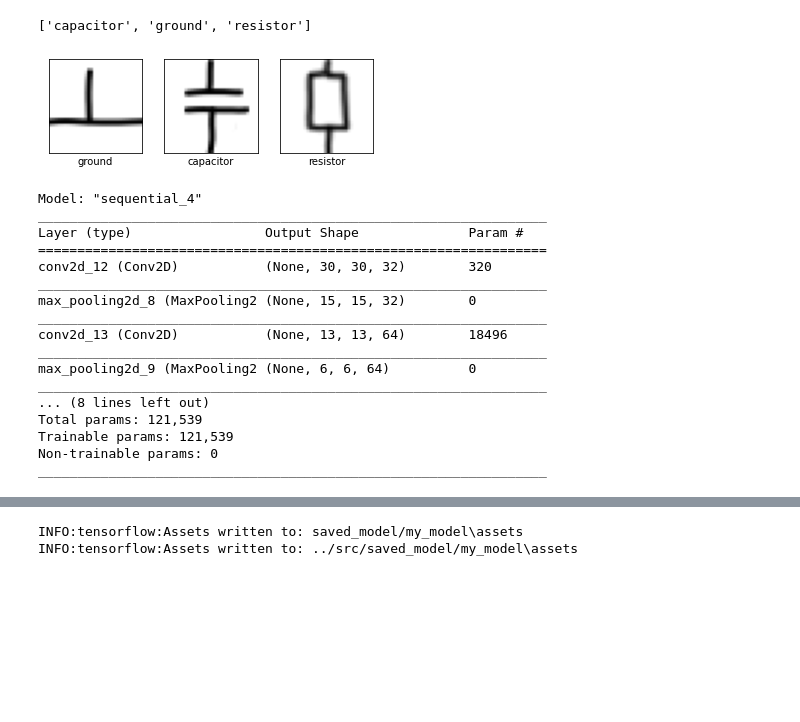
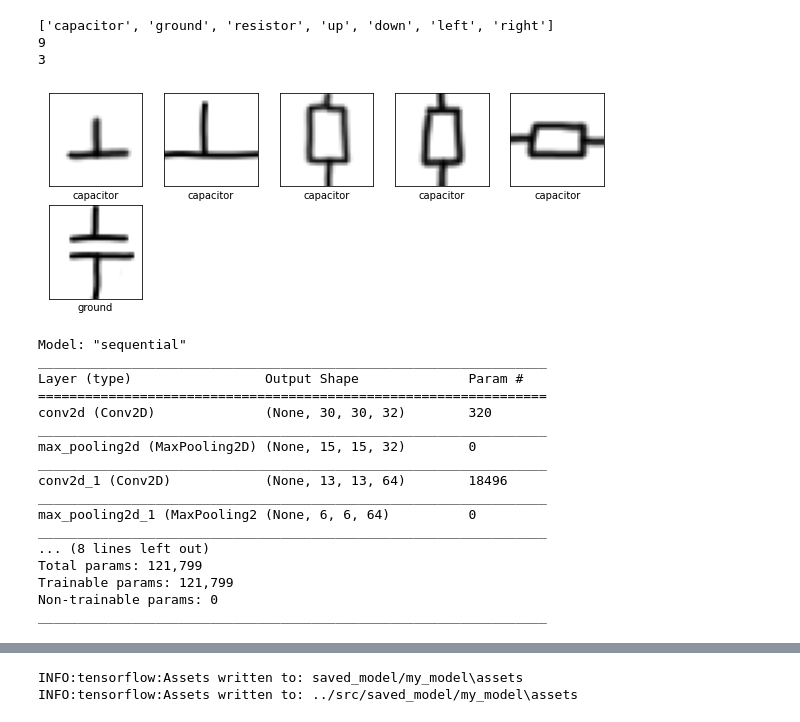
Before and after one commit to Chris022/smarter-circuits, a Jupyter notebook: dev/componentRecognition.ipynb, the cells around one changed output, grey strips where cells are left out. Drawn from its saved outputs; the diff is of its cells as text; code cells hidden in the pictures; blank space fills up the shorter version.

```diff
--- a/dev/componentRecognition.ipynb
+++ b/dev/componentRecognition.ipynb
@@ -20,21 +20,35 @@ def convertImg(image, size=(32,32)):
     return converted
 # %%
 # trainImages / Images
-ratio = 0.8
+ratio = 0.7
 train_data = []
 test_data = []
 
 class_names = os.listdir('./trainData')
-print(class_names)
 
 for class_name in class_names:
     data = os.listdir('./trainData/{class_name}'.format(class_name=class_name))
     for i in range(0, len(data)):
         image = convertImg(utils.loadImage(path='./trainData/{class_name}'.format(class_name=class_name), name=data[i], resize=(32,32)))
+
+        label = [0 for i in range(0,len(class_names) + 4)]
+        if 'u' in data[i]:
+            label[len(label)-4] = 1
+        if 'd' in data[i]:
+            label[len(label)-3] = 1
+        if 'l' in data[i]:
+            label[len(label)-2] = 1
+        if 'r' in data[i]:
+            label[len(label)-1] = 1
+        label[class_names.index(class_name)] = 1
+
         if(i/len(data) < ratio):
-            train_data.append((image,class_names.index(class_name)))
+            train_data.append((image,label))
         else:
-            test_data.append((image,class_names.index(class_name)))
+            test_data.append((image,label))
+
+class_names += ['up', 'down', 'left', 'right']
+print(class_names)
 
 random.shuffle(train_data)
 random.shuffle(test_data)
@@ -46,32 +60,38 @@ test_labels = []
 
 for data in train_data:
     train_images.append(data[0])
-    train_labels.append([data[1]])
+    train_labels.append(data[1])
 
 for data in test_data:
     test_images.append(data[0])
-    test_labels.append([data[1]])
+    test_labels.append(data[1])
+
 
 train_images = np.asarray(train_images)
 train_labels = np.asarray(train_labels)
 test_images = np.asarray(test_images)
 test_labels = np.asarray(test_labels)
+
+print(len(train_images))
+print(len(test_images))
 # %% [output]
-['capacitor', 'ground', 'resistor']
+['capacitor', 'ground', 'resistor', 'up', 'down', 'left', 'right']
+9
+3
 # %%
 plt.figure(figsize=(10,10))
-for i in range(3):
+for i in range(6):
     plt.subplot(5,5,i+1)
     plt.xticks([])
     plt.yticks([])
     plt.grid(False)
     plt.imshow(train_images[i], cmap='gray')
     # The CIFAR labels happen to be arrays,
     # which is why you need the extra index
     plt.xlabel(class_names[train_labels[i][0]])
 plt.show()
 # %% [output]
-[figure, old version]
+[figure, new version]
 # %%
 model = models.Sequential()
 model.add(layers.Conv2D(32, (3, 3), activation='relu', input_shape=(32, 32, 1)))
@@ -82,25 +102,26 @@ model.add(layers.Conv2D(64, (3, 3), activation='relu'))
 
 model.add(layers.Flatten())
 model.add(layers.Dense(64, activation='relu'))
-model.add(layers.Dense(len(class_names)))
+#model.add(layers.Dense(len(class_names)))
+model.add(layers.Dense(len(class_names), activation='sigmoid'))
 
 model.summary()
 # %% [output]
-Model: "sequential_4"
+Model: "sequential"
 _________________________________________________________________
 Layer (type)                 Output Shape              Param #
 =================================================================
-conv2d_12 (Conv2D)           (None, 30, 30, 32)        320
+conv2d (Conv2D)              (None, 30, 30, 32)        320
 _________________________________________________________________
-max_pooling2d_8 (MaxPooling2 (None, 15, 15, 32)        0
+max_pooling2d (MaxPooling2D) (None, 15, 15, 32)        0
 _________________________________________________________________
-conv2d_13 (Conv2D)           (None, 13, 13, 64)        18496
+conv2d_1 (Conv2D)            (None, 13, 13, 64)        18496
 _________________________________________________________________
-max_pooling2d_9 (MaxPooling2 (None, 6, 6, 64)          0
+max_pooling2d_1 (MaxPooling2 (None, 6, 6, 64)          0
 _________________________________________________________________
 ... (8 lines left out)
-Total params: 121,539
-Trainable params: 121,539
+Total params: 121,799
+Trainable params: 121,799
 Non-trainable params: 0
 _________________________________________________________________
 # %%
```
Also changed, not shown: parts of 4 cells of this notebook, 16 other files.
